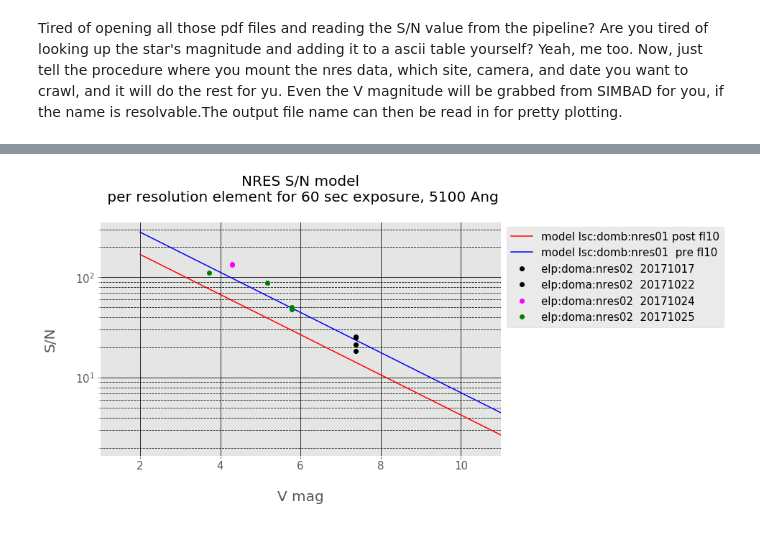
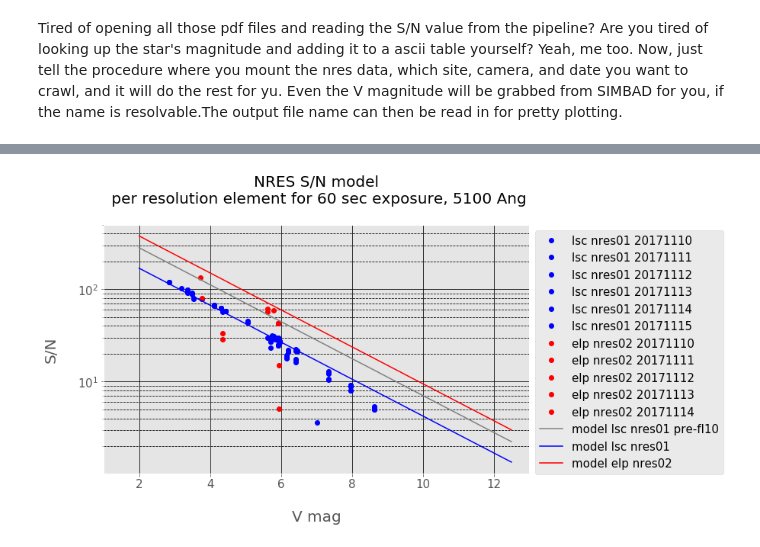
Before and after one commit to drhaz/lco_nresAnalysis, a Jupyter notebook: pipeline_sn/nres_plot_pipelineSN.ipynb, the cells around one changed output, grey strips where cells are left out. Drawn from its saved outputs; the diff is of its cells as text; code cells hidden in the pictures.

```diff
--- a/pipeline_sn/nres_plot_pipelineSN.ipynb
+++ b/pipeline_sn/nres_plot_pipelineSN.ipynb
@@ -39,7 +40,7 @@ def readdata (fname):
 
 
 def snmodel (s0=180000, ron=5):
-    x = np.arange (2,12,0.5)
+    x = np.arange (2,13,0.5)
     s = 10 ** (-0.4 * x) * s0
     sn = s / np.sqrt (s + 3 * ron ** 2)
     return x, sn
@@ -47,9 +48,10 @@ def snmodel (s0=180000, ron=5):
 
 
 def plotfile (fname, color, label, refflux, ron=5, badcutoff=25000):
-    if fname is not None:
-        (star,v,sn) = readdata (fname)
-        plt.semilogy (v,sn,'o', color=color, label=label)
+    if (fname is not None):
+        if os.path.isfile(fname) and (os.path.getsize(fname) > 10) :
+            (star,v,sn) = readdata (fname)
+            plt.semilogy (v,sn,'o', color=color, label=label)
 
     if refflux > 0:
         (x,sn) = snmodel (refflux,ron)
@@ -60,7 +62,8 @@ Yeah, me too. Now, just tell the procedure where you mount the nres data, which
 # %%
 objectTranslation = {
     'PSIPHE' : 'psi Phe',
-    'MUCAS' : 'mu Cas'
+    'MUCAS' : 'mu Cas',
+    'KS18C14487' :'TYC 8856-529-1'
 }
 
 def crawldata (site, nres, date, mountpoint='/nfs/archive/engineering', outputname = None):
@@ -164,0 +147,8 @@ HR3454_FLUX, obs=LS, 2017-10-26_08h41m15s, 2458052.866610, ap = 38, expt = 400 s
+# %%
+#crawldata ('elp', 'nres02', '20171026')
+for site,instrument in [('elp','nres02'),
+                        ('lsc','nres01')]:
+
+    for date in (['20171110','20171111','20171112','20171113','20171114','20171115',]):
+        print site,instrument, date
+        crawldata (site, instrument, date)
@@ -165,36 +173,38 @@ HR3454_FLUX, obs=LS, 2017-10-26_08h41m15s, 2458052.866610, ap = 38, expt = 400 s
 # %%
 
 ron=5
 
 fig, ax = plt.subplots(1)
 
-plotfile (None, color='red', label='lsc:domb:nres01 post fl10', refflux=180000, ron=0)
-plotfile (None , color='blue', label='lsc:domb:nres01  pre fl10', refflux=500000, ron=0)
 
-plotfile ('nres02-20171017.txt', color='black',  label='elp:doma:nres02  20171017', refflux=0, ron=ron)
-plotfile ('nres02-20171022.txt', color='black',  label='elp:doma:nres02  20171022', refflux=0, ron=ron)
+for site,instrument in [
+    ('lsc','nres01'),
+    ('elp','nres02'),
+    ]:
 
-plotfile ('nres02-20171024.txt', color='magenta',  label='elp:doma:nres02  20171024', refflux=0, ron=ron)
-plotfile ('nres02-20171025.txt', color='green',  label='elp:doma:nres02  20171025', refflux=0, ron=ron)
+    for date in ('20171110','20171111','20171112','20171113','20171114','20171115',):
+        pass
+        plotfile ('%s-%s.txt' % (instrument, date), color='red' if site == 'elp' else 'blue',
+              label='%s %s %s' %(site,instrument,date),
+              refflux=0)
 
-# plotfile ('nres01-20171018.txt', color='magenta',  label='lsc:domb:nres01  20171018', refflux=0, ron=ron)
-# plotfile ('nres01-20171019.txt', color='magenta',  label='lsc:domb:nres01  20171019', refflux=0, ron=ron)
-# plotfile ('nres01-20171020.txt', color='magenta',  label='lsc:domb:nres01  20171020', refflux=0, ron=ron)
-# plotfile ('nres01-20171021.txt', color='magenta', label='lsc:domb:nres01  20171021', refflux=0, ron=ron)
-# plotfile ('nres01-20171022.txt', color='magenta', label='lsc:domb:nres01  20171022', refflux=0, ron=ron)
-# plotfile ('nres01-20171023.txt', color='yellow', label='lsc:domb:nres01  20171023', refflux=0, ron=ron)
+
+plotfile (None , color='gray',  label ='lsc nres01 pre-fl10', refflux=500000, ron=0)
+plotfile (None , color='blue',   label ='lsc nres01', refflux=180000, ron=0)
+plotfile (None , color='red', label ='elp nres02', refflux=900000, ron=0)
+
 
 lgd = plt.legend(bbox_to_anchor=(1, 1), loc='upper left', ncol=1,  fontsize=15)
-plt.xlim([1,11])
+plt.xlim([1,13])
 plt.xlabel ( "\nV mag",  fontsize=20)
 plt.ylabel ("S/N\n",  fontsize=20)
 plt.title ("NRES S/N model\n per resolution element for 60 sec exposure, 5100 Ang\n",  fontsize=20)
 
 ax.grid(b=True, which='major', color='k', linestyle='-')
 ax.grid(b=True, which='minor', color='k', linestyle='--')
 ax.tick_params(axis='both', which='major', labelsize=15)
 ax.tick_params(axis='both', which='minor', labelsize=10)
 plt.subplots_adjust(top=0.88)
-plt.savefig("nres02sn.png", box_extra_artists=(lgd,), bbox_inches="tight");
+plt.savefig("nres01-02-model20171116.png", box_extra_artists=(lgd,), bbox_inches="tight");
 # %% [output]
-[figure, old version]
+[figure, new version]
```
Also changed, not shown: parts of 3 cells of this notebook.
